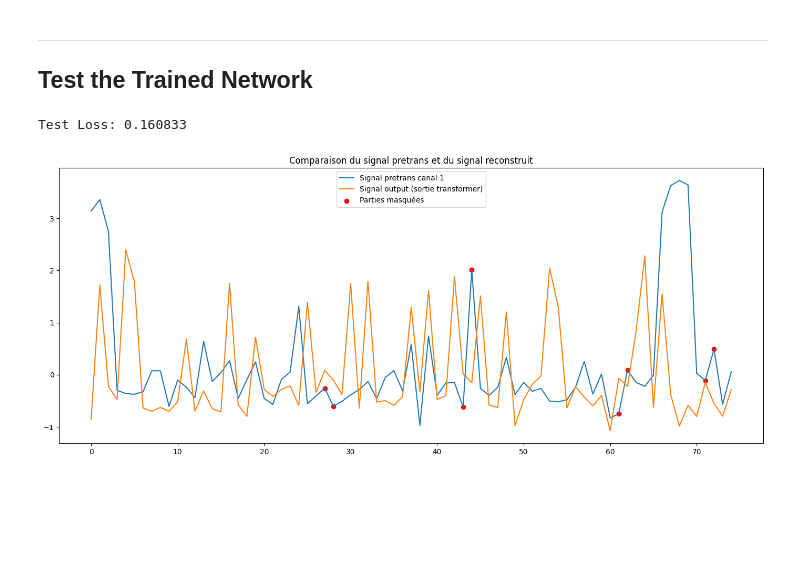
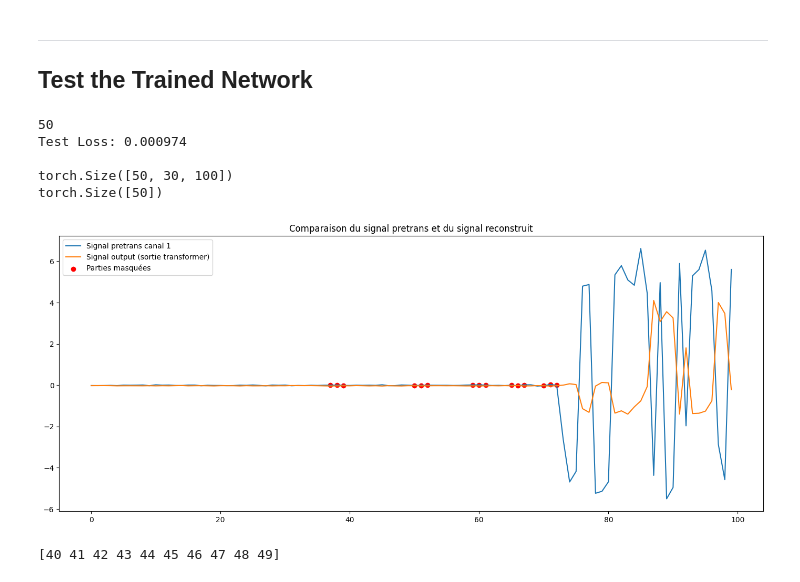
Before and after one commit to deubn31/PTI-Analyse-Classification-de-signaux-EEG, a Jupyter notebook: PainAttnNet_Implementation copy 2.ipynb, the cells around one changed output. Drawn from its saved outputs; the diff is of its cells as text; code cells hidden in the pictures; blank space fills up the shorter version.

```diff
--- a/PainAttnNet_Implementation copy 2.ipynb
+++ b/PainAttnNet_Implementation copy 2.ipynb
@@ -261,7 +273,7 @@ plt.show()
 ## Diviser les données en ensembles d'entraînement, de validation et de test
 # %%
 # Calculate sizes for split
-train_size = int(0.8 * 100)  # 80 samples per class with 100 the size of each set
+train_size = int(0.7 * 100)  # 80 samples per class with 100 the size of each set
 val_size = int(0.2 * 100)    # 10 samples per class
 test_size = 100 - train_size - val_size  # Remaining samples per class
 
@@ -807,7 +705,7 @@ class PainAttnNet(nn.Module):
         #senet_reduced_size = 30
         self.senet_reduced_size = 10
         #num_classes
-        num_classes=3
+        num_classes=5
 
         #mscn output channels
         #mscn_output_channels=30
@@ -822,9 +720,9 @@ class PainAttnNet(nn.Module):
         # Multiscale Convolutional Network
         self.mscn = MSCN(mscn_output_channels,model_dim,kernel_size_short,kernel_size_medium,kernel_size_long,stride_short,stride_medium,stride_long)
         # SEResNet
-        self.seresnet = SEResNet(self.senet_reduced_size, 1, mscn_output_channels*3)
+        #self.seresnet = SEResNet(self.senet_reduced_size, 1, mscn_output_channels*3)
         # Transformer Encoder
-        self.encoderWrapper = EncoderWrapper(num_heads, model_dim, mscn_output_channels*3, d_mlp, dropout, N)
+        self.encoderWrapper = EncoderWrapper(num_heads, model_dim, mscn_output_channels*3, d_mlp, dropout, 1)
         # Linear classification layer
         self.fc = nn.Linear(model_dim * mscn_output_channels*3, num_classes)
         # Différents décodeurs, à tester
@@ -1103,13 +1001,13 @@ plt.legend()
 ---
 ## Test the Trained Network
 # %%
+import copy
 # initialize lists to monitor test loss and accuracy
 test_loss = 0.0
-
 model.eval()  # prep model for evaluation
 
 with torch.no_grad():
-    for batch_data in valid_loader:
+    for batch_data in test_loader:
         # Décomposer les données du batch (x_masked, distractors, mask,x_original, labels)
         distractors, mask,x, labels = [item.to(device).float() for item in batch_data]
 
@@ -1119,49 +1017,62 @@ with torch.no_grad():
         # forward pass: compute predicted outputs by passing inputs to the model
         output,pretrans = model(x,mask,"pretrain")
 
-        outputtestmscn,_,_,_=model.mscn(x)
-        outputtestseresnet=model.seresnet(outputtestmscn)
+        #outputtestmscn,_,_,_=model.mscn(x)
+        #outputtestseresnet=model.seresnet(outputtestmscn)
 
         # calculate the loss
-        loss = criterion(output[mask], pretrans[mask])
+        loss = criterion(output[~mask], pretrans[~mask])
 
         # update test loss
         test_loss += loss.item() * mask.size(0)
 
+print(len(test_loader.dataset))
 # Calculate and print avg test loss
-test_loss = test_loss / len(valid_loader.dataset)
+test_loss = test_loss / len(test_loader.dataset)
 print('Test Loss: {:.6f}\n'.format(test_loss))
+
+print(mask.shape)
+print(labels.shape)
 # %% [output]
-Test Loss: 0.160833
+50
+Test Loss: 0.000974
+
+torch.Size([50, 30, 100])
+torch.Size([50])
 # %%
 # Afficher un signal d'entrée au hasard et sa reconstruction
-index1 = 1
+index1 = np.where(labels==4)
 index2=9
 
 #input_signal = x[random_index,1,:].numpy()
-output_signal = output[index1,index2+1,:].numpy()
-pretrans_signal1 = pretrans[index1,index2,:].numpy()
-pretrans_signal2 = pretrans[index1,index2+1,:].numpy()
-mask_signal=mask[index1,index2,:].numpy()
-outputtest_signal=outputtestmscn[1,:,:].numpy()
-outputtestseresnet_signal=outputtestseresnet[1,:,:].numpy()
+output_signal = output[40,index2+1,:].numpy()
+pretrans_signal1 = pretrans[40,index2,:].numpy()
+#pretrans_signal2 = pretrans[index1,index2+1,:].numpy()
+mask_signal=mask[40,index2,:].numpy()
+#outputtest_signal=outputtestmscn[1,:,:].numpy()
+#outputtestseresnet_signal=outputtestseresnet[1,:,:].numpy()
 
 plt.figure(figsize=(14, 6))
 
 # Afficher le signal d'entrée et le signal reconstruit sur le même graphique
 plt.plot(pretrans_signal1, label='Signal pretrans canal 1')
 #plt.plot(pretrans_signal2, label='Signal pretrans canal 2')
 plt.plot(output_signal, label='Signal output (sortie transformer)')
 
 # Afficher les parties masquées en rouge
 masked_indices = np.where(mask_signal== 0)[0]
 plt.scatter(masked_indices, pretrans_signal1[masked_indices], color='red', label='Parties masquées')
 #plt.scatter(masked_indices, pretrans_signal2[masked_indices], color='red', label='Parties masquées')
 
 plt.title("Comparaison du signal pretrans et du signal reconstruit")
 plt.legend()
 
 plt.tight_layout()
 plt.show()
 # %% [output]
-[figure, old version]
+[figure, new version]
+# %%
+test=np.where(labels.numpy()==4)
+print(test[0])
+# %% [output]
+[40 41 42 43 44 45 46 47 48 49]
```
Also changed, not shown: parts of 11 cells of this notebook, 2 other files.
